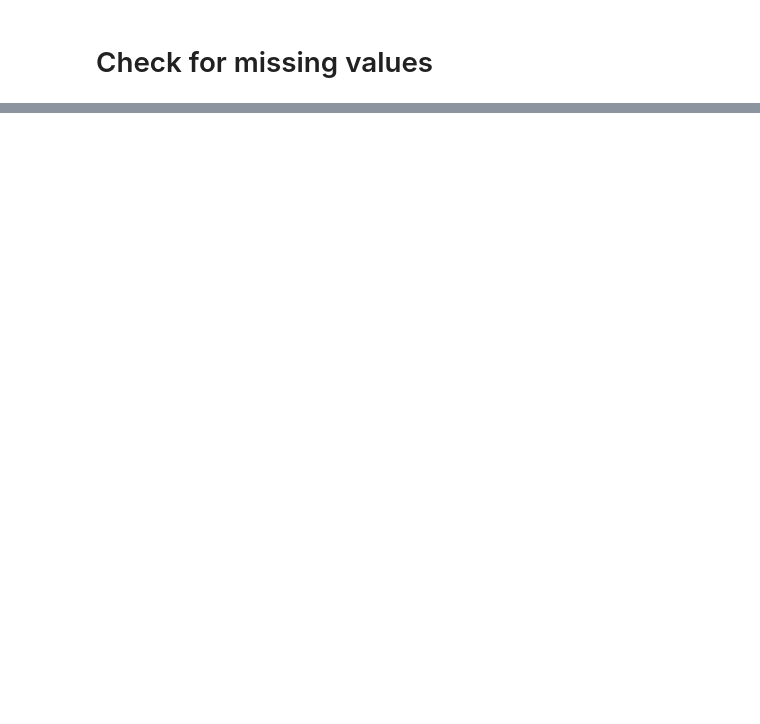
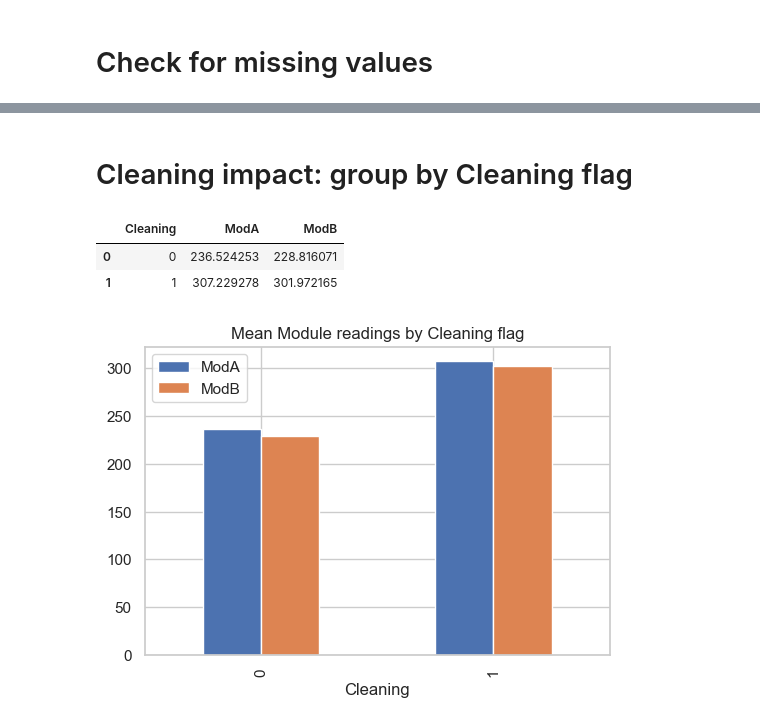
Before and after one commit to Mulat-K/solar-challenge-week0, a Jupyter notebook: notebooks/benin_eda.ipynb, the cells around one changed output, grey strips where cells are left out. Saved outputs shown, nothing was run; the diff lists cells and outputs as text; code cells hidden in the pictures; blank space fills up the shorter version.

```diff
--- a/notebooks/benin_eda.ipynb
+++ b/notebooks/benin_eda.ipynb
@@ -92,0 +170,12 @@ dtype: int64
+# %% [markdown]
+# Cleaning impact: group by Cleaning flag
+# %%
+if "Cleaning" in df.columns:
+    tmp = df.reset_index().groupby("Cleaning")[["ModA","ModB"]].mean().reset_index()
+    display(tmp)
+    tmp.plot(kind="bar", x="Cleaning", figsize=(6,4), title="Mean Module readings by Cleaning flag")
+# %% [output]
+|  | Cleaning | ModA | ModB |
+| 0 | 0 | 236.524253 | 228.816071 |
+| 1 | 1 | 307.229278 | 301.972165 |
+[figure, added]
```
Also changed, not shown: parts of 27 cells of this notebook.
